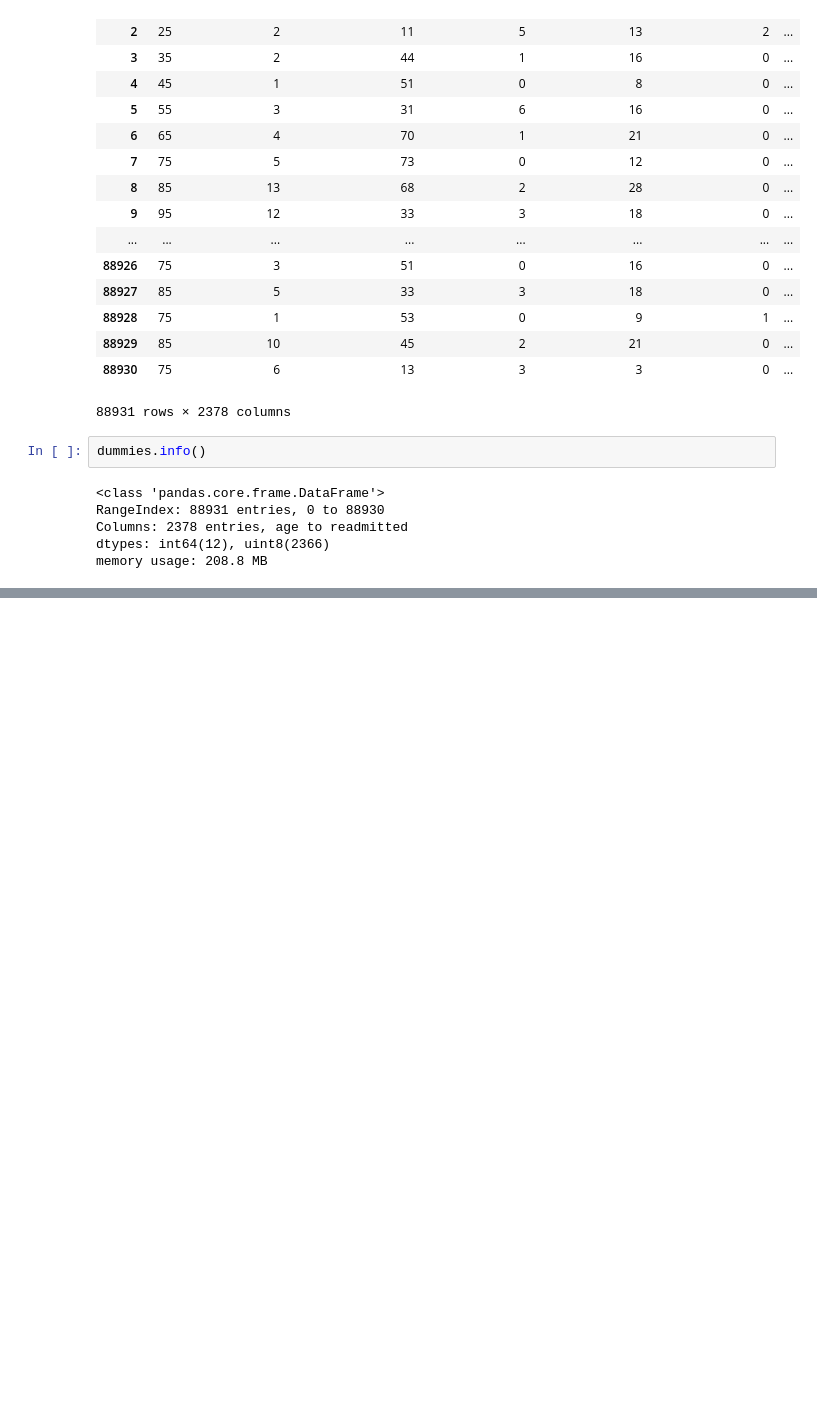
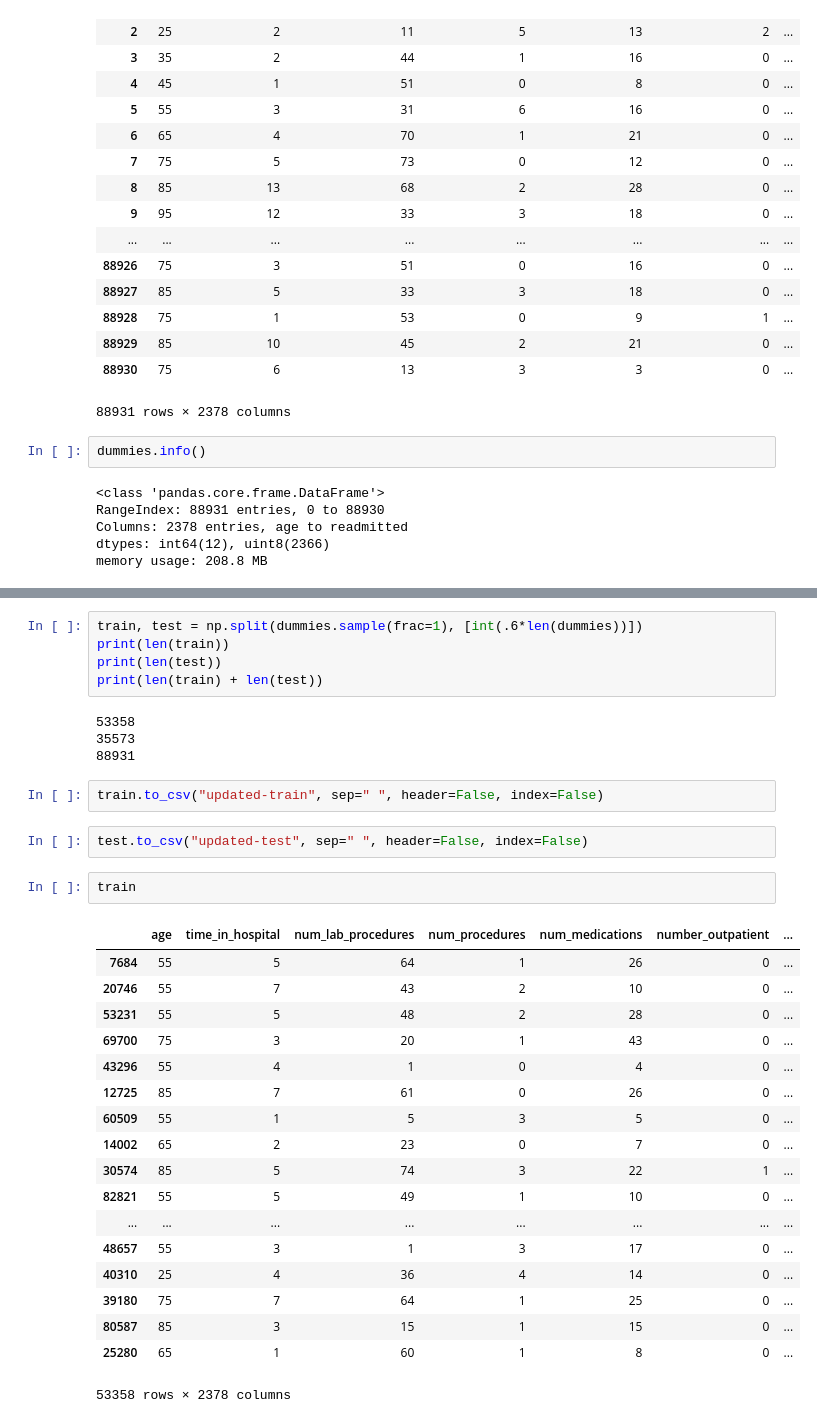
Before and after one commit to dkimpara/FairPrivML, a Jupyter notebook: preprocessing.ipynb, the cells around one changed output, grey strips where cells are left out. Drawn from its saved outputs; the diff is of its cells as text; blank space fills up the shorter version.

```diff
--- a/Untitled.ipynb
+++ b/preprocessing.ipynb
@@ -301,0 +326,34 @@ memory usage: 208.8 MB
+# %%
+train, test = np.split(dummies.sample(frac=1), [int(.6*len(dummies))])
+print(len(train))
+print(len(test))
+print(len(train) + len(test))
+# %% [output]
+53358
+35573
+88931
+# %%
+train.to_csv("updated-train", sep=" ", header=False, index=False)
+# %%
+test.to_csv("updated-test", sep=" ", header=False, index=False)
+# %%
+train
+# %% [output]
+|  | age | time_in_hospital | num_lab_procedures | num_procedures | num_medications | number_outpatient | ... |
+| 7684 | 55 | 5 | 64 | 1 | 26 | 0 | ... |
+| 20746 | 55 | 7 | 43 | 2 | 10 | 0 | ... |
+| 53231 | 55 | 5 | 48 | 2 | 28 | 0 | ... |
+| 69700 | 75 | 3 | 20 | 1 | 43 | 0 | ... |
+| 43296 | 55 | 4 | 1 | 0 | 4 | 0 | ... |
+| 12725 | 85 | 7 | 61 | 0 | 26 | 0 | ... |
+| 60509 | 55 | 1 | 5 | 3 | 5 | 0 | ... |
+| 14002 | 65 | 2 | 23 | 0 | 7 | 0 | ... |
+| 30574 | 85 | 5 | 74 | 3 | 22 | 1 | ... |
+| 82821 | 55 | 5 | 49 | 1 | 10 | 0 | ... |
+| ... | ... | ... | ... | ... | ... | ... | ... |
+| 48657 | 55 | 3 | 1 | 3 | 17 | 0 | ... |
+| 40310 | 25 | 4 | 36 | 4 | 14 | 0 | ... |
+| 39180 | 75 | 7 | 64 | 1 | 25 | 0 | ... |
+| 80587 | 85 | 3 | 15 | 1 | 15 | 0 | ... |
+| 25280 | 65 | 1 | 60 | 1 | 8 | 0 | ... |
+53358 rows × 2378 columns
```
Also changed, not shown: parts of 4 cells of this notebook.
